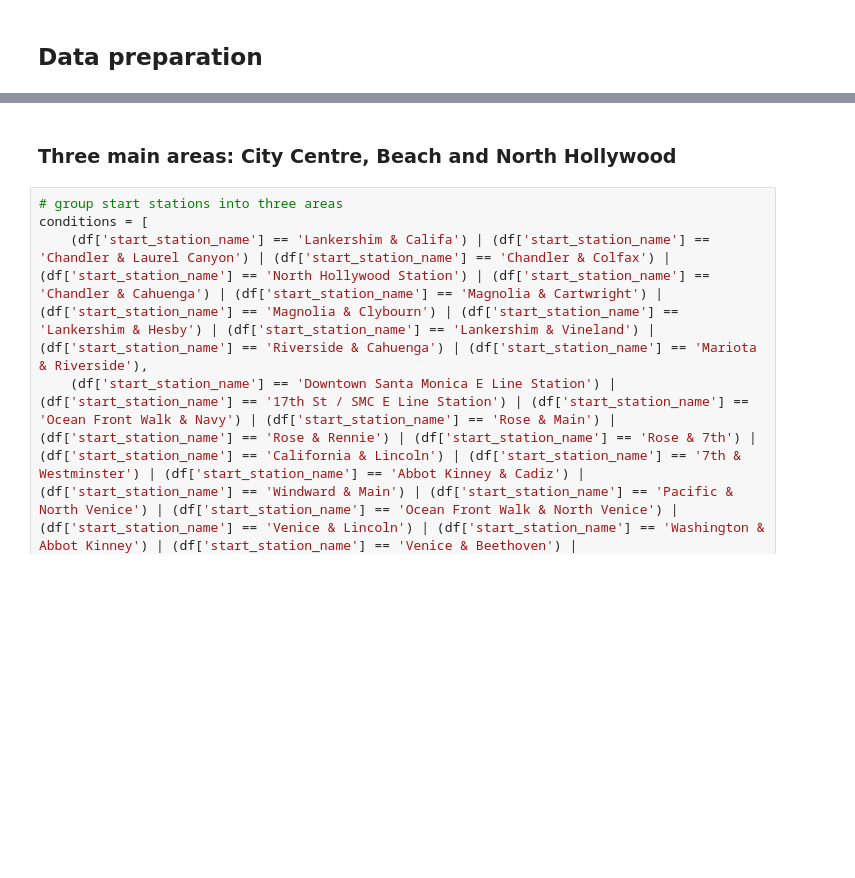
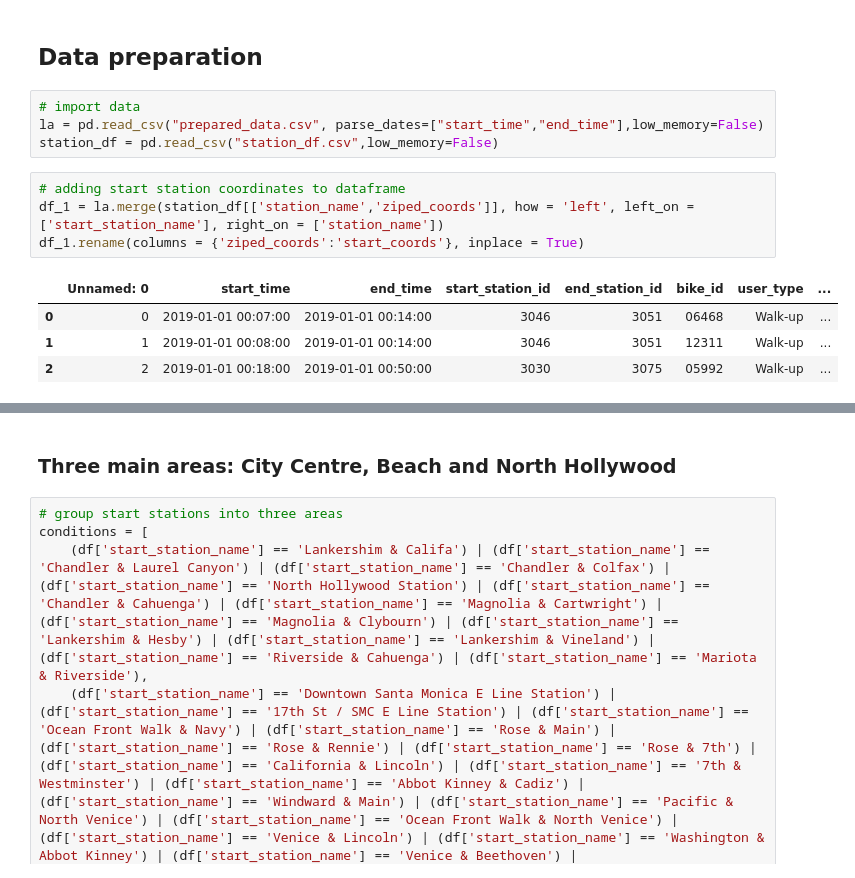
Before and after one commit to lzaruchas/grosse_maedchengruppe_AA2022, a Jupyter notebook: Lenas_Workspace/KPI coverage.ipynb, the cells around one changed output, grey strips where cells are left out. Saved outputs shown, nothing was run; the diff lists cells and outputs as text; blank space fills up the shorter version.

```diff
--- a/Lenas_Workspace/KPI coverage.ipynb
+++ b/Lenas_Workspace/KPI coverage.ipynb
@@ -18,4 +18,17 @@ import itertools
 [interactive output not drawn]
 # %% [markdown]
 ## Data preparation
+# %%
+# import data
+la = pd.read_csv("prepared_data.csv", parse_dates=["start_time","end_time"],low_memory=False)
+station_df = pd.read_csv("station_df.csv",low_memory=False)
+# %%
+# adding start station coordinates to dataframe
+df_1 = la.merge(station_df[['station_name','ziped_coords']], how = 'left', left_on = ['start_station_name'], right_on = ['station_name'])
+df_1.rename(columns = {'ziped_coords':'start_coords'}, inplace = True)
+# %% [output]
+|  | Unnamed: 0 | start_time | end_time | start_station_id | end_station_id | bike_id | user_type | ... |
+| 0 | 0 | 2019-01-01 00:07:00 | 2019-01-01 00:14:00 | 3046 | 3051 | 06468 | Walk-up | ... |
+| 1 | 1 | 2019-01-01 00:08:00 | 2019-01-01 00:14:00 | 3046 | 3051 | 12311 | Walk-up | ... |
+| 2 | 2 | 2019-01-01 00:18:00 | 2019-01-01 00:50:00 | 3030 | 3075 | 05992 | Walk-up | ... |
 # %%
```
Also changed, not shown: parts of 17 cells of this notebook, 6 other files.
